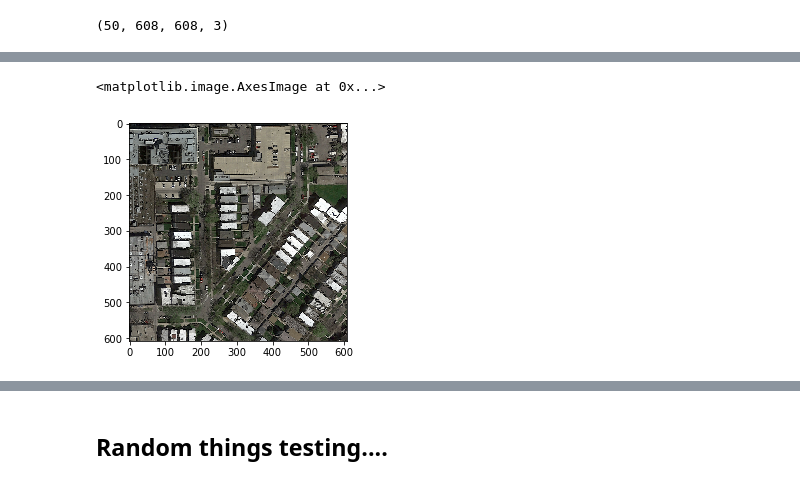
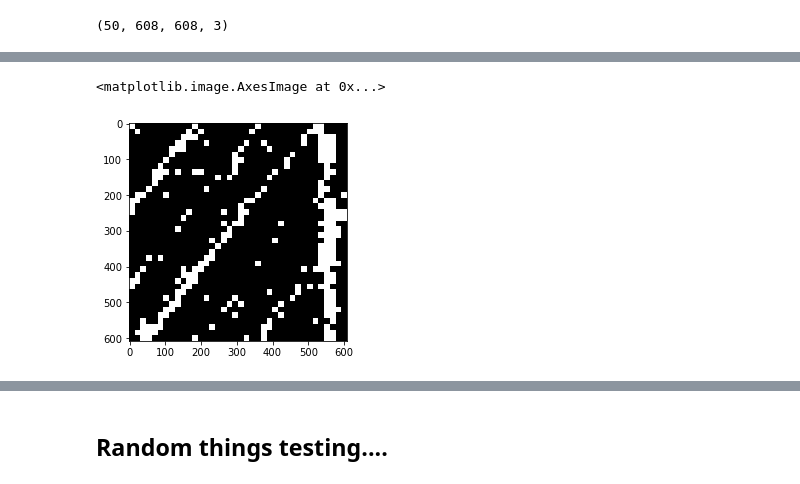
Before and after one commit to ntalabot/EPFML_Project2, a Jupyter notebook: Keras_pg.ipynb, the cells around one changed output, grey strips where cells are left out. Drawn from its saved outputs; the diff is of its cells as text; code cells hidden in the pictures.

```diff
--- a/Keras_pg.ipynb
+++ b/Keras_pg.ipynb
@@ -435,6 +474,27 @@ for layer in model.layers:
 (None, 1) (None, 1)
 # %% [markdown]
 Optimization
+# %%
+import keras.backend as K
+def f1_score(y_true, y_pred):
+
+    # Count positive samples.
+    c1 = K.sum(K.round(K.clip(y_true * y_pred, 0, 1)))
+    c2 = K.sum(K.round(K.clip(y_pred, 0, 1)))
+    c3 = K.sum(K.round(K.clip(y_true, 0, 1)))
+
+    # If there are no true samples, fix the F1 score at 0.
+    if c3 == 0:
+        return 0
+    # How many selected items are relevant?
+    precision = c1 / c2
+
+    # How many relevant items are selected?
+    recall = c1 / c3
+
+    # Calculate f1_score
+    f1_score = 2 * (precision * recall) / (precision + recall)
+    return f1_score
 # %%
 LR = 0.001
 DECAY = 0.00000
@@ -538,0 +619,9 @@ test_data.shape
+# %%
+tmp_data = numpy.asarray(img_crop(test_data[49], IMG_PATCH_SIZE, IMG_PATCH_SIZE))
+output_prediction = model.predict(tmp_data)
+img = label_to_img(608, 608, 16, 16, output_prediction)
+img_s = label_to_img_soft(608, 608, 16, 16, output_prediction)
+plt.imshow(img, cmap='Greys_r')
+# %% [output]
+<matplotlib.image.AxesImage at 0x...>
+[figure, added]
@@ -540,8 +633,3 @@ test_data.shape
 submission_filename = 'silly_submission.csv'
 images = [keras_prediction(model, test_data[i]) for i in range(test_data.shape[0])]
 masks_to_submission(submission_filename, images, file_names)
-# %%
-plt.imshow(test_data[3])
-# %% [output]
-<matplotlib.image.AxesImage at 0x...>
-[figure, removed]
```
Also changed, not shown: parts of 28 cells of this notebook.
